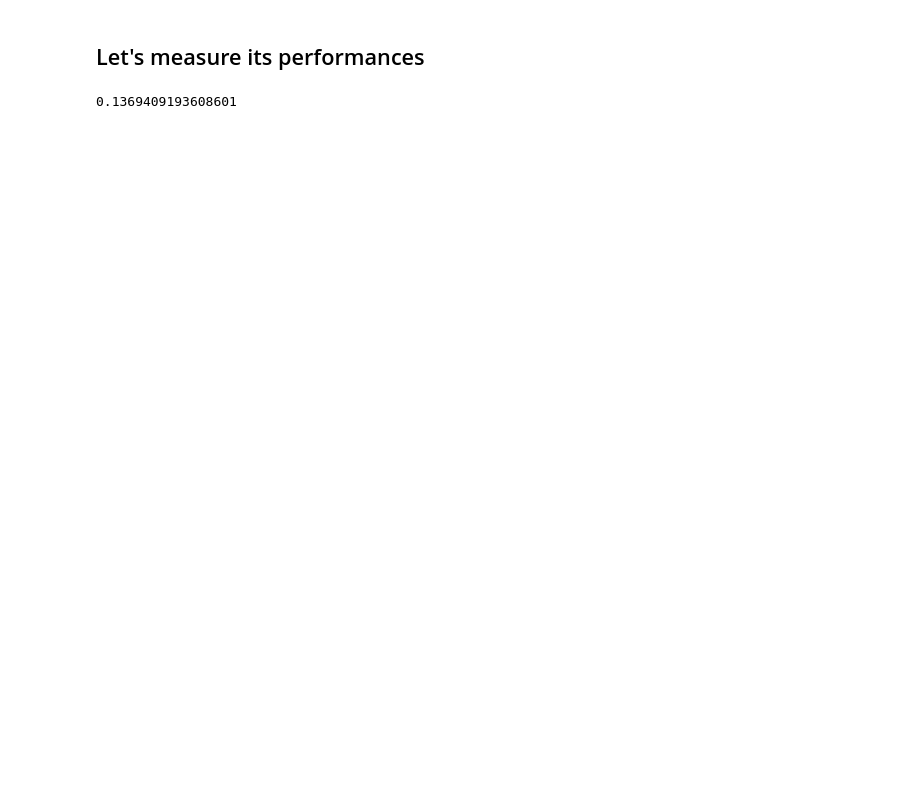
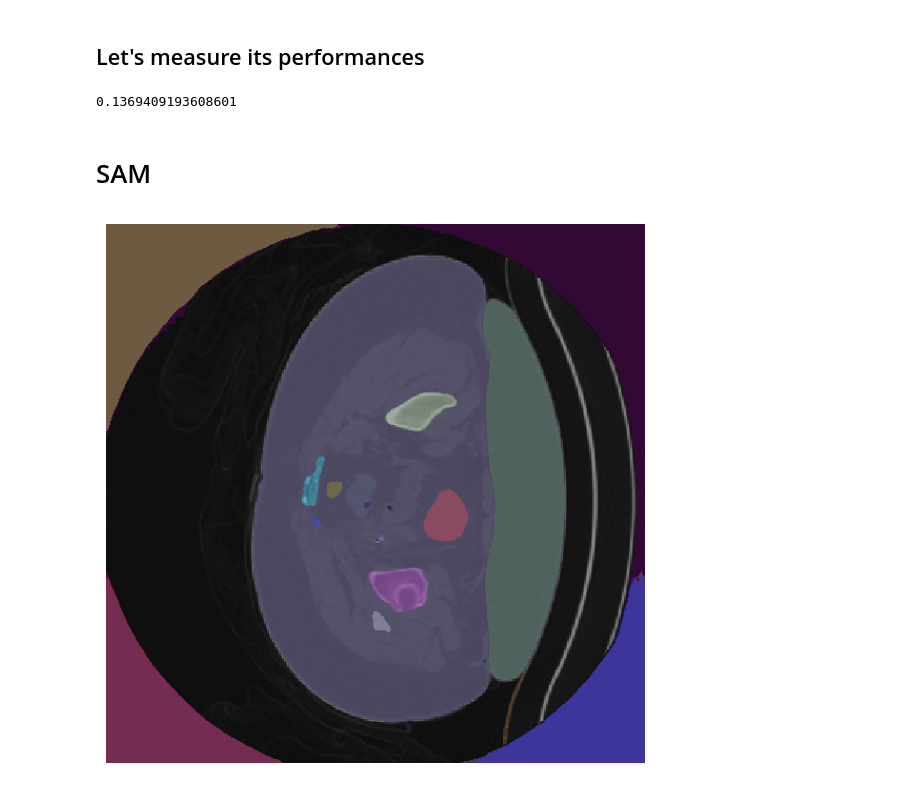
Before and after one commit to sarrabenyahia/RaidiumxENSChallenge, a Jupyter notebook: src/Example_Data_handling_and_baseline.ipynb, the cells around one changed output. Saved outputs shown, nothing was run; the diff lists cells and outputs as text; code cells hidden in the pictures; blank space fills up the shorter version.

```diff
--- a/src/Example_Data_handling_and_baseline.ipynb
+++ b/src/Example_Data_handling_and_baseline.ipynb
@@ -123,3 +123,38 @@ rand_index_dataset(labels_val, labels_val_predicted_baseline)
 # Let's see if you can do better!
 # %% [output]
 0.1369409193608601
+# %% [markdown]
+# SAM
+# %%
+image = cv2.imread('./../data/X_train/0.png')
+image = cv2.cvtColor(image, cv2.COLOR_BGR2RGB)
+# %%
+from segment_anything import SamAutomaticMaskGenerator, sam_model_registry
+sam = sam_model_registry["vit_l"](checkpoint="./../checkpoints_sam/sam_vit_l_0b3195.pth")
+mask_generator = SamAutomaticMaskGenerator(sam)
+# %%
+masks = mask_generator.generate(image)
+# %%
+def show_anns(anns):
+    if len(anns) == 0:
+        return
+    sorted_anns = sorted(anns, key=(lambda x: x['area']), reverse=True)
+    ax = plt.gca()
+    ax.set_autoscale_on(False)
+    polygons = []
+    color = []
+    for ann in sorted_anns:
+        m = ann['segmentation']
+        img = np.ones((m.shape[0], m.shape[1], 3))
+        color_mask = np.random.random((1, 3)).tolist()[0]
+        for i in range(3):
+            img[:,:,i] = color_mask[i]
+        ax.imshow(np.dstack((img, m*0.35)))
+# %%
+plt.figure(figsize=(7, 7))
+plt.imshow(image)
+show_anns(masks)
+plt.axis('off')
+plt.show()
+# %% [output]
+[figure, added]
```
Also changed, not shown: parts of 4 cells of this notebook.
